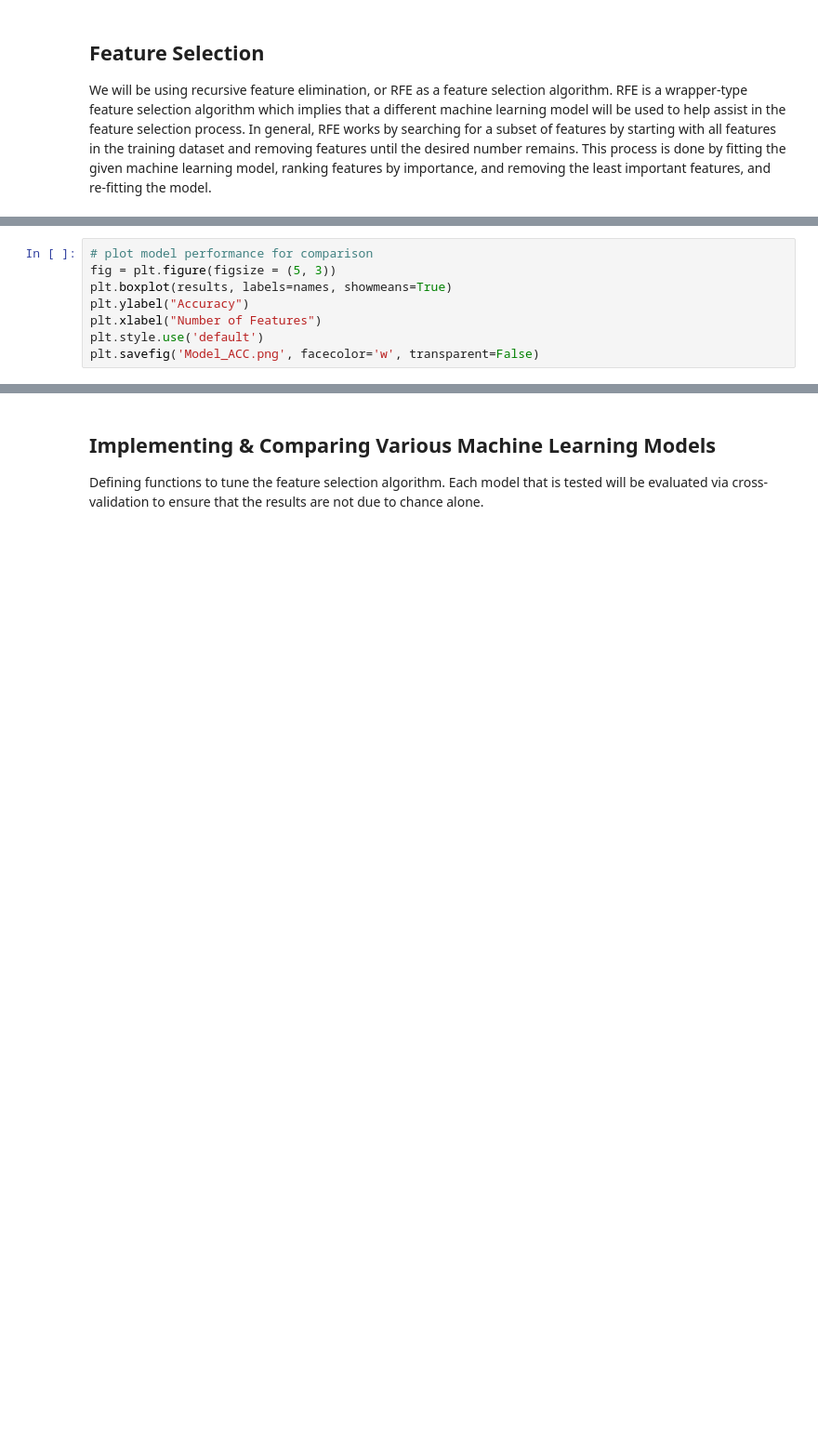
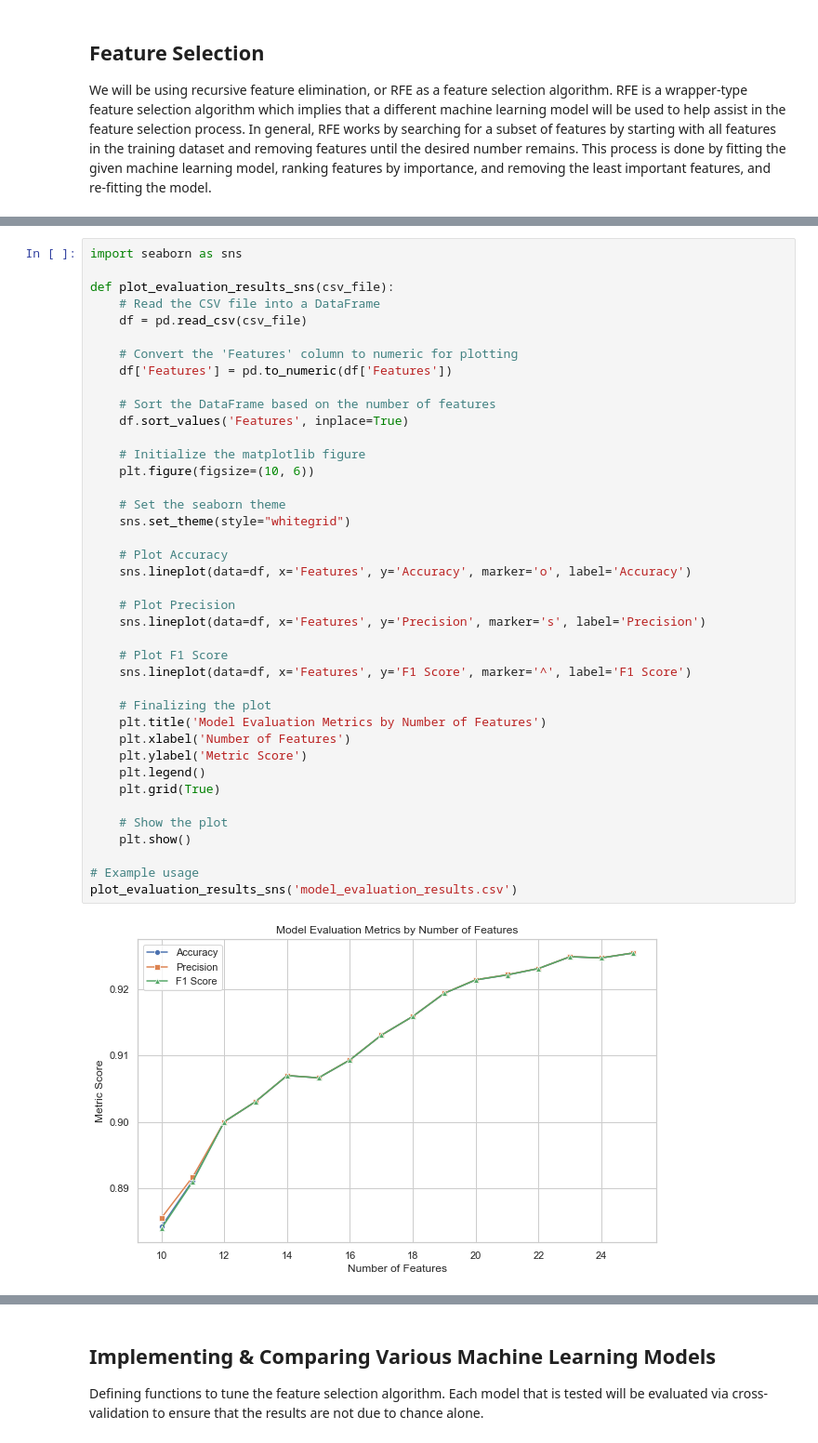
Before and after one commit to ethan-dinh/PhishingML, a Jupyter notebook: Phishing ML.ipynb, the cells around one changed output, grey strips where cells are left out. Shown at 93% size. Cells and saved outputs as stored; diff of their text form; blank space fills up the shorter version.

Commit message:
updated models

```diff
--- a/Phishing ML.ipynb
+++ b/Phishing ML.ipynb
@@ -154,8 +152,0 @@ Confusion Matrix:
-# %%
-# plot model performance for comparison
-fig = plt.figure(figsize = (5, 3))
-plt.boxplot(results, labels=names, showmeans=True)
-plt.ylabel("Accuracy")
-plt.xlabel("Number of Features")
-plt.style.use('default')
-plt.savefig('Model_ACC.png', facecolor='w', transparent=False)
@@ -219,0 +222,42 @@ HSIC Lasso Feature Set:  ['qty_slash_directory', 'qty_underline_file', 'qty_slas
+# %%
+import seaborn as sns
+
+def plot_evaluation_results_sns(csv_file):
+    # Read the CSV file into a DataFrame
+    df = pd.read_csv(csv_file)
+
+    # Convert the 'Features' column to numeric for plotting
+    df['Features'] = pd.to_numeric(df['Features'])
+
+    # Sort the DataFrame based on the number of features
+    df.sort_values('Features', inplace=True)
+
+    # Initialize the matplotlib figure
+    plt.figure(figsize=(10, 6))
+
+    # Set the seaborn theme
+    sns.set_theme(style="whitegrid")
+
+    # Plot Accuracy
+    sns.lineplot(data=df, x='Features', y='Accuracy', marker='o', label='Accuracy')
+
+    # Plot Precision
+    sns.lineplot(data=df, x='Features', y='Precision', marker='s', label='Precision')
+
+    # Plot F1 Score
+    sns.lineplot(data=df, x='Features', y='F1 Score', marker='^', label='F1 Score')
+
+    # Finalizing the plot
+    plt.title('Model Evaluation Metrics by Number of Features')
+    plt.xlabel('Number of Features')
+    plt.ylabel('Metric Score')
+    plt.legend()
+    plt.grid(True)
+
+    # Show the plot
+    plt.show()
+
+# Example usage
+plot_evaluation_results_sns('model_evaluation_results.csv')
+# %% [output]
+[figure, added]
```
Also changed, not shown: parts of 55 cells of this notebook, 9 other files.
